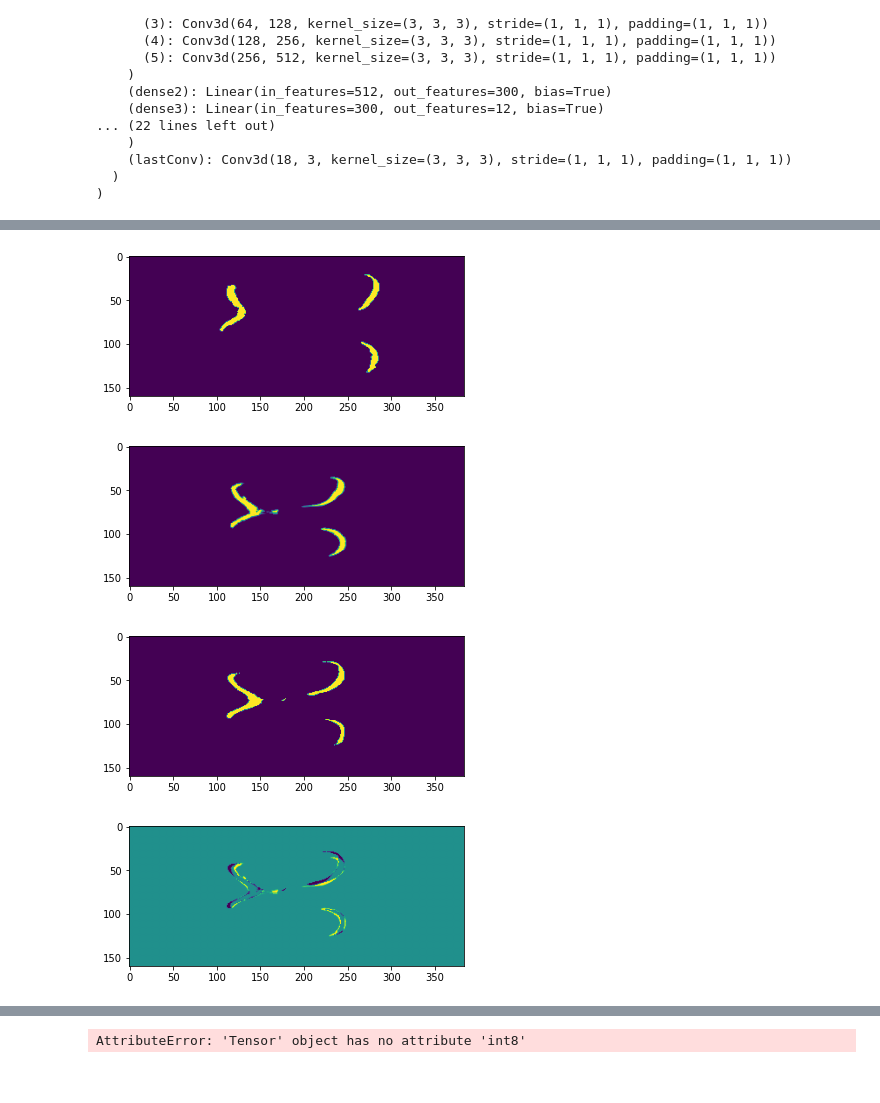
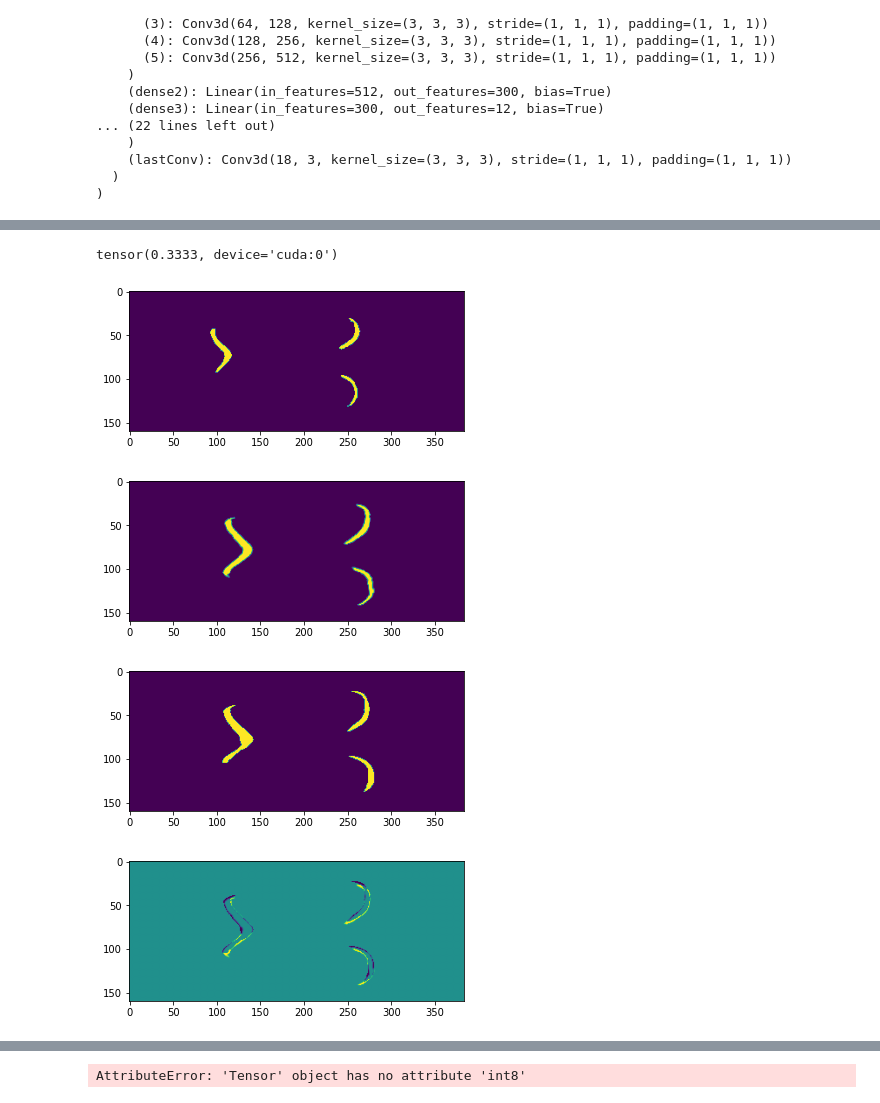
Before and after one commit to HastingsGreer/InverseConsistency, a Jupyter notebook: notebooks/InvestigateAffineDeformableKnee.ipynb, the cells around one changed output, grey strips where cells are left out. Saved outputs shown, nothing was run; the diff lists cells and outputs as text; code cells hidden in the pictures.

```diff
--- a/notebooks/InvestigateAffineDeformableKnee.ipynb
+++ b/notebooks/InvestigateAffineDeformableKnee.ipynb
@@ -222,23 +223,38 @@ fat_phi = torch.nn.Upsample(size=moving_cartilage.size()[2:], mode="trilinear")(
 sz = np.array(fat_phi.size())
 spacing = 1./(sz[2::]-1)
 warped_moving_cartilage = compute_warped_image_multiNC(moving_cartilage.float(), fat_phi, spacing, 1)
+
+def flips(phi):
+    a = phi[:, :, 1:, 1:, 1:] - phi[:, :, :-1, 1:, 1:]
+    b = phi[:, :, 1:, 1:, 1:] - phi[:, :, 1:, :-1, 1:]
+    c = phi[:, :, 1:, 1:, 1:] - phi[:, :, 1:, 1:, :-1]
+
+    dV = torch.sum(torch.cross(a, b, 1) * c, axis=1, keepdims=True)
+    return torch.sum(dV < 0) / 3
+
+flips(net.phi_AB[:, :3])
+
+flips(fat_phi[:, :, ::2, ::2, ::2])
+# %% [output]
+tensor(0.3333, device='cuda:0')
 # %%
-N =1
+N +=1
+N %= 3
 plt.imshow(moving_cartilage[N, 0, :, S * 4].cpu())
 plt.show()
 plt.imshow(warped_moving_cartilage[N, 0, :, S * 4].detach().cpu())
 plt.show()
 
 plt.imshow(fixed_cartilage[N, 0, :, S * 4].cpu())
 plt.show()
 
 plt.imshow(warped_moving_cartilage[N, 0, :, S * 4].detach().cpu() - fixed_cartilage[N, 0, :, S * 4].cpu())
 plt.show()
 # %% [output]
-[figure, old version]
+[figure, new version]
-[figure, old version]
+[figure, new version]
-[figure, old version]
+[figure, new version]
-[figure, old version]
+[figure, new version]
 # %%
 
 dices = []
```
Also changed, not shown: parts of 25 cells of this notebook, 1 other file.
